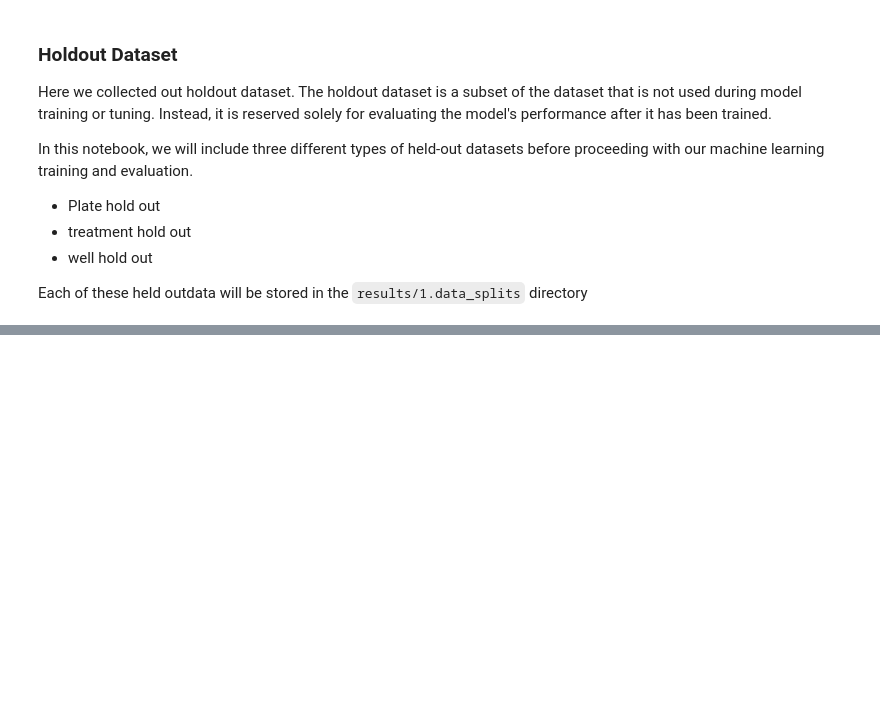
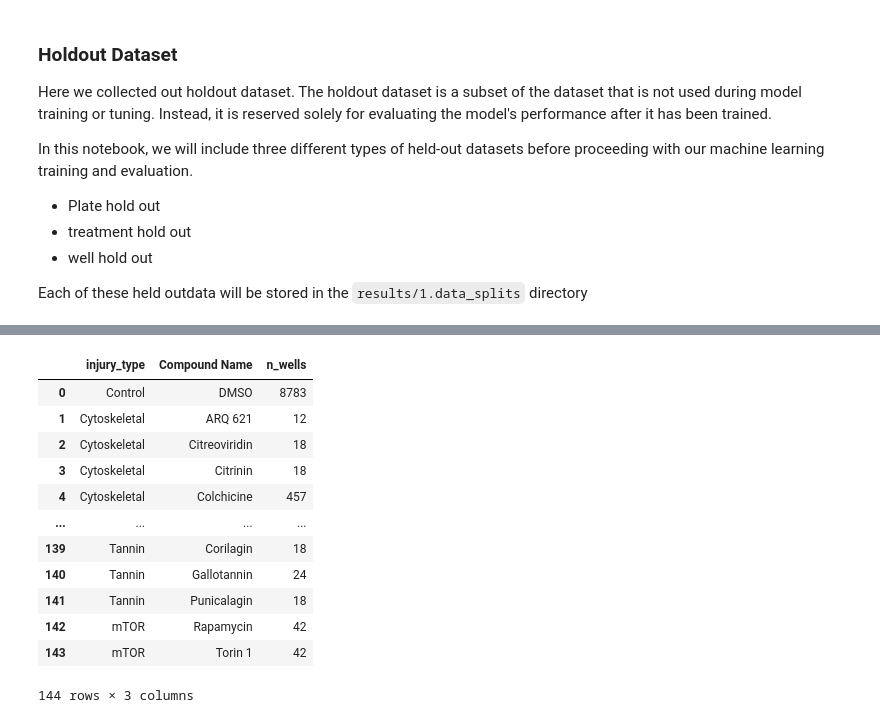
Before and after one commit to axiomcura/predicting-cell-injury-compounds, a Jupyter notebook: notebooks/1.data_splits/data_splits.ipynb, the cells around one changed output, grey strips where cells are left out. Cells and saved outputs as stored; diff of their text form; code cells hidden in the pictures; blank space fills up the shorter version.

```diff
--- a/notebooks/1.data_splits/data_splits.ipynb
+++ b/notebooks/1.data_splits/data_splits.ipynb
@@ -278,0 +326,21 @@ To create our treatment holdout dataset, we group all wells treated with the sam
+# %%
+injury_treatment_metadata = (
+    fs_profile_df.groupby(["injury_type", "Compound Name"])
+    .size()
+    .reset_index(name="n_wells")
+)
+injury_treatment_metadata
+# %% [output]
+|  | injury_type | Compound Name | n_wells |
+| 0 | Control | DMSO | 8783 |
+| 1 | Cytoskeletal | ARQ 621 | 12 |
+| 2 | Cytoskeletal | Citreoviridin | 18 |
+| 3 | Cytoskeletal | Citrinin | 18 |
+| 4 | Cytoskeletal | Colchicine | 457 |
+| ... | ... | ... | ... |
+| 139 | Tannin | Corilagin | 18 |
+| 140 | Tannin | Gallotannin | 24 |
+| 141 | Tannin | Punicalagin | 18 |
+| 142 | mTOR | Rapamycin | 42 |
+| 143 | mTOR | Torin 1 | 42 |
+144 rows × 3 columns
```
Also changed, not shown: parts of 27 cells of this notebook, 19 other files.
